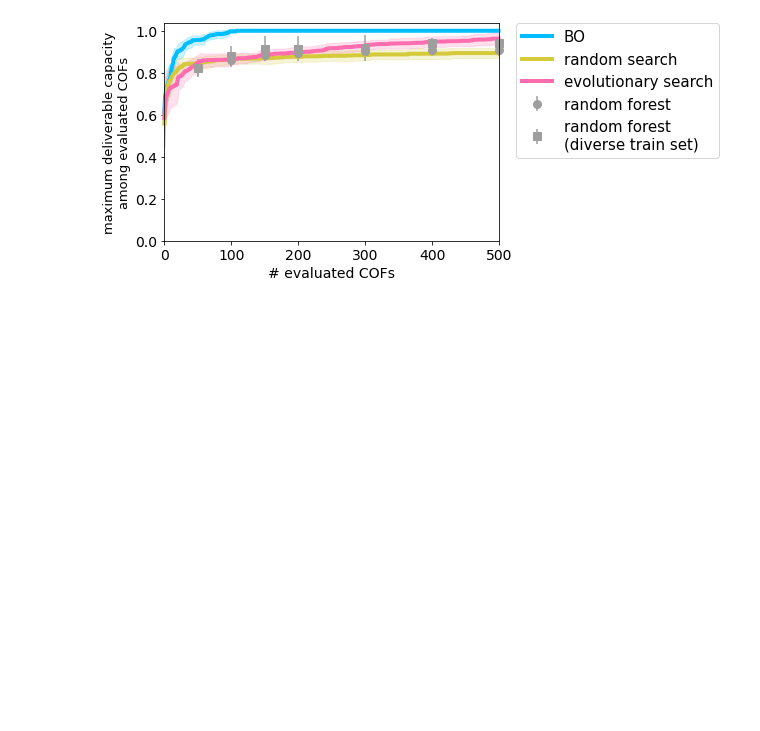
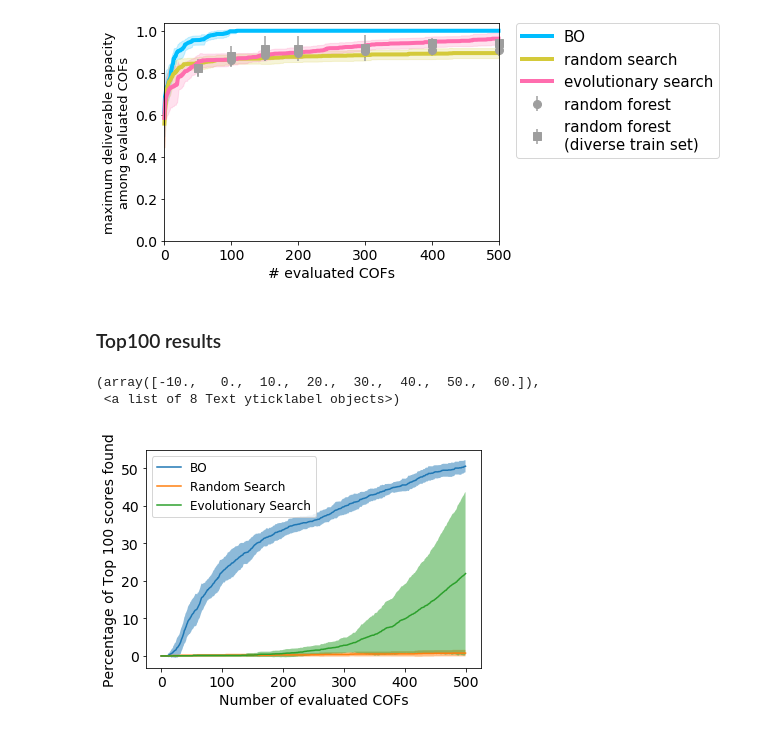
Before and after one commit to aryandeshwal/BO_of_COFs, a Jupyter notebook: COFS_figures.ipynb, the cells around one changed output. Cells and saved outputs as stored; diff of their text form; code cells hidden in the pictures; blank space fills up the shorter version.

Commit message:
Top100 results added

```diff
--- a/COFS_figures.ipynb
+++ b/COFS_figures.ipynb
@@ -255,3 +239,54 @@ plt.ylim(ymin=0.0)
 plt.savefig("best_value_comparison_BO.pdf")
 # %% [output]
 [figure]
+# %% [markdown]
+### Top100 results
+# %%
+def num_points_in_top100(data):
+    outputs =  pickle.load(open('methane_storage.pkl', 'rb'))['outputs'].values
+    outputs = ((outputs - np.min(outputs))/(np.max(outputs)-np.min(outputs)))
+    top_hundredth_point = np.sort(outputs)[::-1][99]
+    top100_counts = []
+    for i in range(len(data)):
+        count = 0
+        count_list = []
+        for j in range(len(data[i])):
+            #print(data[i][j])
+            if data[i][j] >= top_hundredth_point:
+                count += 1
+            count_list.append(count)
+        top100_counts.append(count_list)
+    return np.array(top100_counts)
+# %%
+num_points = 500
+
+bo_top100 = num_points_in_top100(torch.load('bo_results.pkl')['outputs_normalized'])
+es_top100 = num_points_in_top100(torch.load('es_results.pkl')['outputs_normalized'])
+# Random Search
+all_outputs =  pickle.load(open('methane_storage.pkl', 'rb'))['outputs'].values
+all_outputs = ((all_outputs - np.min(all_outputs))/(np.max(all_outputs)-np.min(all_outputs)))
+rs_data = []
+for i in range(25):
+    initial_random_idxs = np.random.choice(np.arange((inputs.shape[0])), size=500, replace=False)
+    rs_data.append(all_outputs[initial_random_idxs])
+rs_top100 = num_points_in_top100(rs_data)
+
+
+plt.plot(list(range(num_points)), np.mean(bo_top100, axis=0), label='BO')
+plt.fill_between(list(range(num_points)), np.mean(bo_top100, axis=0) - np.std(bo_top100, axis=0), np.mean(bo_top100, axis=0) +  np.std(bo_top100, axis=0), alpha=0.5)
+plt.plot(list(range(num_points)), np.mean(rs_top100, axis=0), label='Random Search')
+plt.fill_between(list(range(num_points)), np.mean(rs_top100, axis=0) - np.std(rs_top100, axis=0), np.mean(rs_top100, axis=0) +  np.std(rs_top100, axis=0), alpha=0.5)
+plt.plot(list(range(num_points)), np.mean(es_top100, axis=0), label='Evolutionary Search')
+plt.fill_between(list(range(num_points)), np.mean(es_top100, axis=0) -  np.std(es_top100, axis=0), np.mean(es_top100, axis=0) + np.std(es_top100, axis=0), alpha=0.5)
+
+
+
+plt.ylabel('Percentage of Top 100 scores found', fontsize=14)
+plt.xlabel('Number of evaluated COFs',fontsize=14)
+plt.legend(fontsize=12)
+plt.xticks(fontsize=14)
+plt.yticks(fontsize=14)
+# %% [output]
+(array([-10.,   0.,  10.,  20.,  30.,  40.,  50.,  60.]),
+ <a list of 8 Text yticklabel objects>)
+[figure, added]
```
Also changed, not shown: parts of 1 cell of this notebook.
